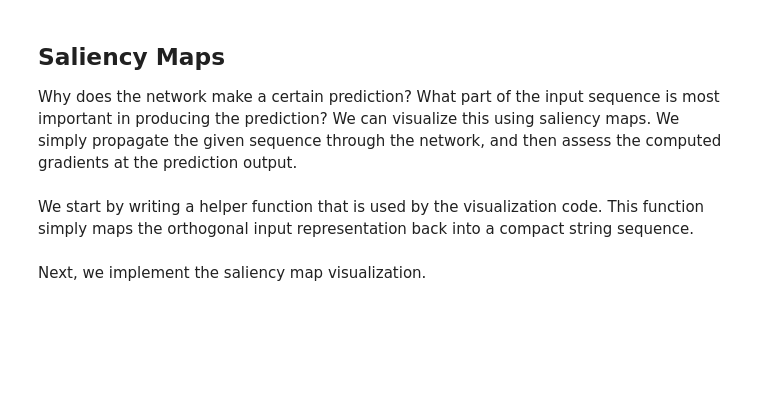
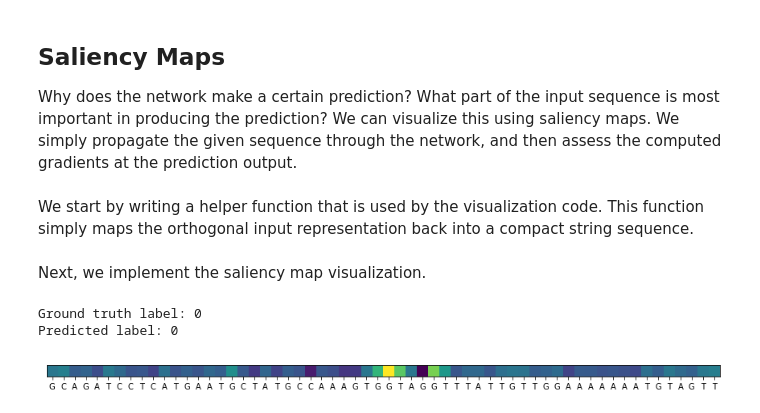
Before and after one commit to karunsingh/rna-splicing, a Jupyter notebook: Splice Junction Detection Notebook.ipynb, the cells around one changed output. Cells and saved outputs as stored; diff of their text form; code cells hidden in the pictures; blank space fills up the shorter version.

Commit message:
More graphics added

```diff
--- a/Splice Junction Detection Notebook.ipynb
+++ b/Splice Junction Detection Notebook.ipynb
@@ -221,0 +219,32 @@ def saliencyMap(example_index):
+# %%
+# example_index is the index between 0 and 3189 of the example whose saliency map is to be visualized.
+def saliencyMap(example_index):
+
+    # Step 1: retrieve the example from the dataset, get the network's prediction
+    print ("Ground truth label: " + str(np.argmax(y[example_index])))
+    prediction = np.argmax(model.predict(np.array([x[example_index]]))[0][0])
+    print ("Predicted label: " + str(prediction))
+
+    loss = K.mean(model.output[:, :, prediction])
+    input_seq = model.input
+    grads = K.gradients(loss, input_seq)[0]
+    salience = K.function([input_seq], [loss, grads])
+    sequence = np.zeros((1, 4, 60))
+    sequence[0,:] = x[example_index]
+
+    loss_value, grads_value = salience([sequence])
+    saliency_map = grads_value[0] * x[example_index]
+    saliency_map = np.sum(saliency_map, axis=0).reshape(1, 60)
+
+    plt.xticks(np.arange(60), sequenceFromOrthogonal(x[example_index]))
+    plt.yticks([])
+    plt.imshow(saliency_map, cmap='viridis')
+    # Uncomment the line below to save the saliency map as an image
+    # plt.savefig('SaliencyMap' + str(example_index) + '.png')
+    plt.show()
+# %%
+saliencyMap(77)
+# %% [output]
+Ground truth label: 0
+Predicted label: 0
+[figure, added]
```
Also changed, not shown: parts of 2 cells of this notebook, 8 other files.
